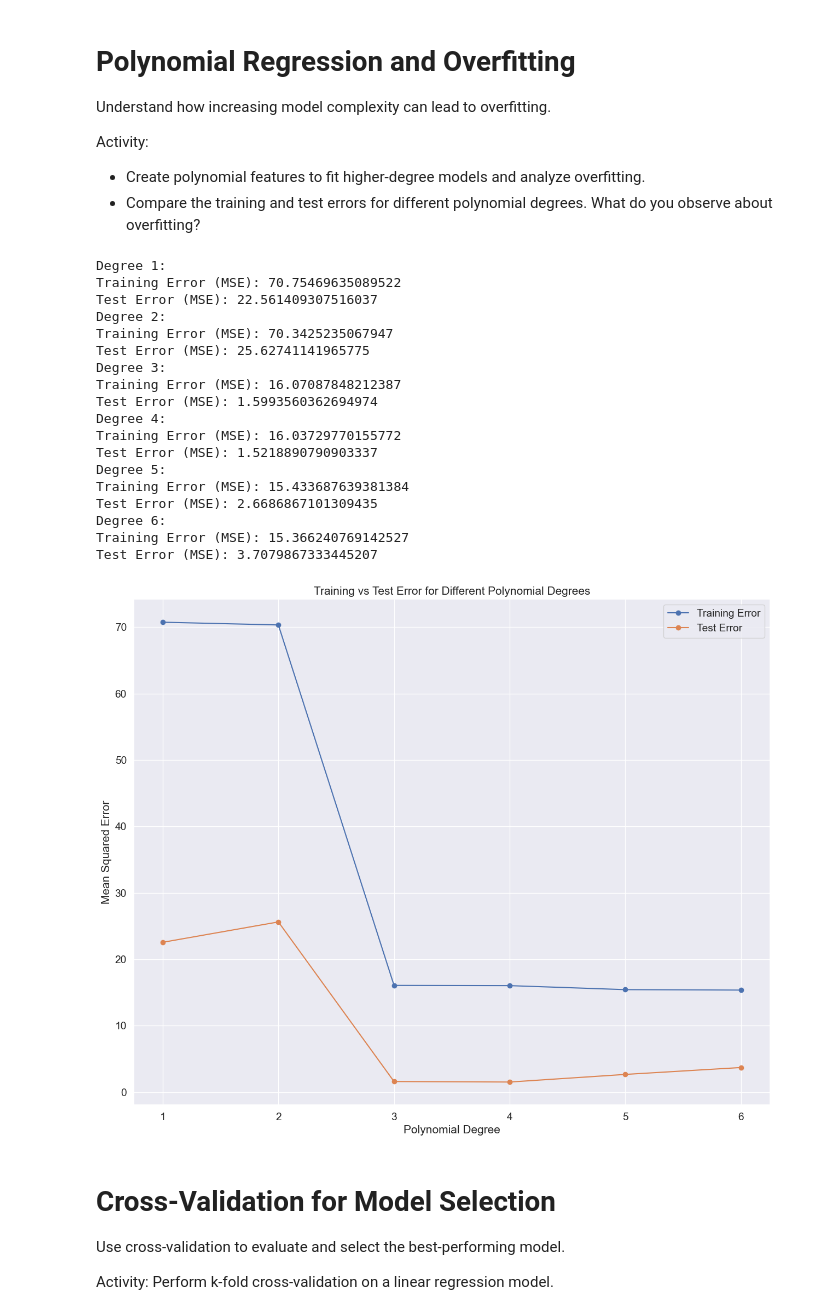
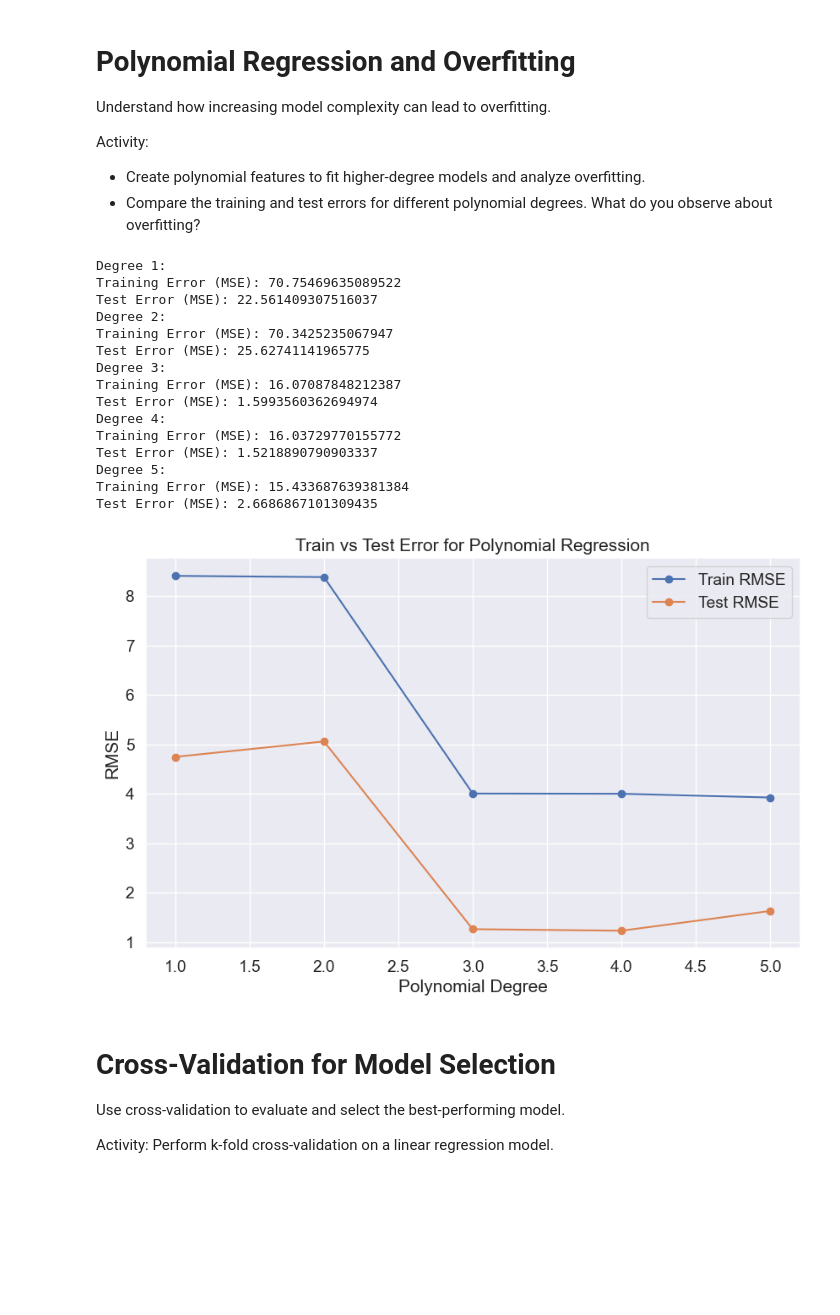
Before and after one commit to pimpaoz15/DISE, a Jupyter notebook: Lab 1/Lab_1_exoplanet_exploration1.ipynb, the cells around one changed output. Cells and saved outputs as stored; diff of their text form; code cells hidden in the pictures; blank space fills up the shorter version.

```diff
--- a/Lab 1/Lab_1_exoplanet_exploration1.ipynb
+++ b/Lab 1/Lab_1_exoplanet_exploration1.ipynb
@@ -802,75 +810,63 @@ Activity:
 *  Compare the training and test errors for different polynomial degrees. What do you observe about overfitting?
 # %%
 from sklearn.preprocessing import PolynomialFeatures
+from sklearn.pipeline import make_pipeline
 
-# Split the dataset into training and test sets
-X_mult_train, X_mult_test, y_mult_train, y_mult_test = train_test_split(X, y, test_size=0.2, random_state=42)
+# Define different polynomial degrees to analyze overfitting
+degrees = [1, 2, 3, 4, 5]
 
-# Function to apply polynomial regression and analyze overfitting
-def polynomial_regression(X_mult_train, y_mult_train, X_mult_test, y_mult_test, degrees):
-    train_errors = []
-    test_errors = []
+# Store train/test errors
+train_errors = []
+test_errors = []
 
-    for degree in degrees:
-        # Create polynomial features
-        poly = PolynomialFeatures(degree=degree)
-        X_train_poly = poly.fit_transform(X_mult_train)
-        X_test_poly = poly.transform(X_mult_test)
+for degree in degrees:
+    poly = PolynomialFeatures(degree)
+    model = make_pipeline(poly, LinearRegression())
 
-        # Train the linear regression model on the polynomial features
-        model = LinearRegression()
-        model.fit(X_train_poly, y_mult_train)
+    # Fit the model on training data
+    model.fit(X_mult_train, y_mult_train)
 
-        # Predict on the training and test sets
-        y_train_pred = model.predict(X_train_poly)
-        y_test_pred = model.predict(X_test_poly)
+    # Calculate train and test errors
+    train_pred = model.predict(X_mult_train)
+    test_pred = model.predict(X_mult_test)
 
-        # Calculate mean squared errors for training and test sets
-        mse_train = mean_squared_error(y_mult_train, y_train_pred)
-        mse_test = mean_squared_error(y_mult_test, y_test_pred)
+    mse_train = mean_squared_error(y_mult_train, train_pred)
+    mse_test = mean_squared_error(y_mult_test, test_pred)
 
-        train_errors.append(mse_train)
-        test_errors.append(mse_test)
+    train_errors.append(np.sqrt(mse_train))
+    test_errors.append(np.sqrt(mse_test))
 
-        # Print the training and test errors for each degree
-        print(f"Degree {degree}:")
-        print(f"Training Error (MSE): {mse_train}")
-        print(f"Test Error (MSE): {mse_test}")
+    # Print the training and test errors for each degree
+    print(f"Degree {degree}:")
+    print(f"Training Error (MSE): {mse_train}")
+    print(f"Test Error (MSE): {mse_test}")
 
-    # Plot the training and test errors
-    plt.plot(degrees, train_errors, label="Training Error", marker='o')
-    plt.plot(degrees, test_errors, label="Test Error", marker='o')
-    plt.xlabel("Polynomial Degree")
-    plt.ylabel("Mean Squared Error")
-    plt.title("Training vs Test Error for Different Polynomial Degrees")
-    plt.legend()
-    plt.show()
-
-# List of polynomial degrees to test
-degrees = [1, 2, 3, 4, 5, 6]
-
-# Apply the polynomial regression and compare training and test errors
-polynomial_regression(X_mult_train, y_mult_train, X_mult_test, y_mult_test, degrees)
+# Plot train vs test errors
+plt.figure(figsize=(10, 6))
+plt.plot(degrees, train_errors, label='Train RMSE', marker='o')
+plt.plot(degrees, test_errors, label='Test RMSE', marker='o')
+plt.xlabel('Polynomial Degree')
+plt.ylabel('RMSE')
+plt.title('Train vs Test Error for Polynomial Regression')
+plt.legend()
+plt.show()
 # %% [output]
 Degree 1:
 Training Error (MSE): 70.75469635089522
 Test Error (MSE): 22.561409307516037
 Degree 2:
 Training Error (MSE): 70.3425235067947
 Test Error (MSE): 25.62741141965775
 Degree 3:
 Training Error (MSE): 16.07087848212387
 Test Error (MSE): 1.5993560362694974
 Degree 4:
 Training Error (MSE): 16.03729770155772
 Test Error (MSE): 1.5218890790903337
 Degree 5:
 Training Error (MSE): 15.433687639381384
 Test Error (MSE): 2.6686867101309435
-Degree 6:
-Training Error (MSE): 15.366240769142527
-Test Error (MSE): 3.7079867333445207
-[figure, old version]
+[figure, new version]
 # %% [markdown]
 # Cross-Validation for Model Selection
 Use cross-validation to evaluate and select the best-performing model.
```
Also changed, not shown: parts of 6 cells of this notebook, 1 other file.
